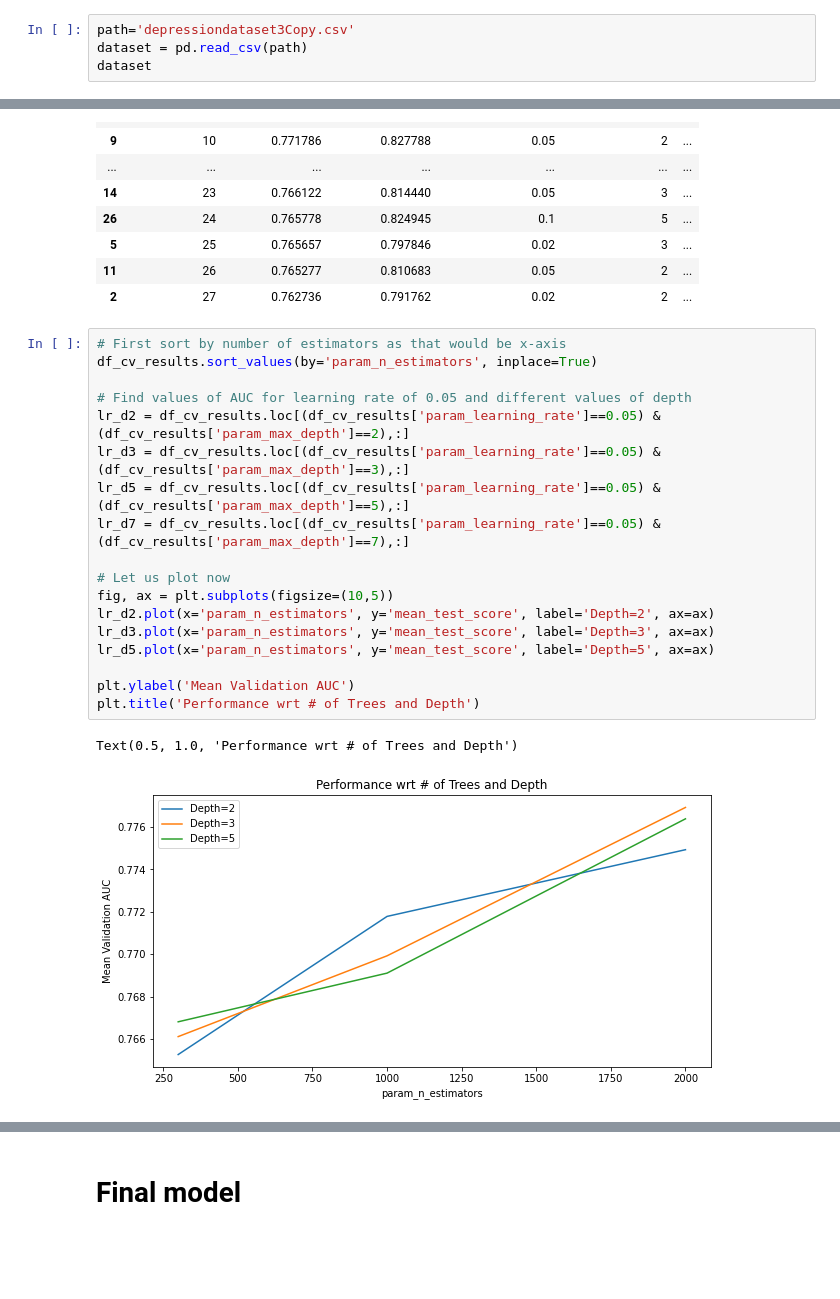
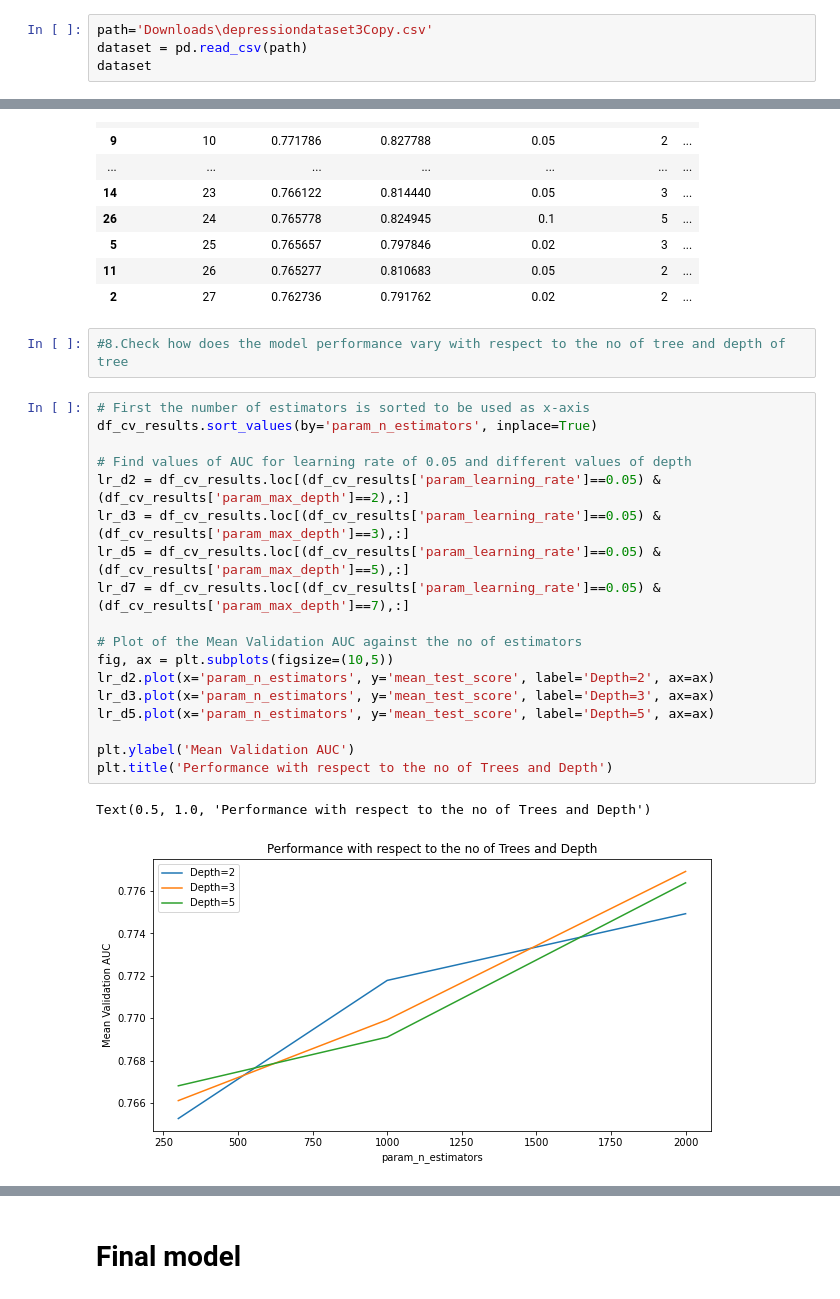
Before and after one commit to MohamedTahaAbdelaziz/WIA-1003-project, a Jupyter notebook: depression indicator ML.ipynb, the cells around one changed output, grey strips where cells are left out. Saved outputs shown, nothing was run; the diff lists cells and outputs as text; blank space fills up the shorter version.

```diff
--- a/depression indicator ML.ipynb
+++ b/depression indicator ML.ipynb
@@ -14,7 +30,7 @@ import matplotlib.pyplot as plt
 # %%
 #1.Read the depression dataset
 # %%
-path='depressiondataset3Copy.csv'
+path='Downloads\depressiondataset3Copy.csv'
 dataset = pd.read_csv(path)
 dataset
 # %% [output]
@@ -254,24 +307,26 @@ df_cv_results
 | 5 | 25 | 0.765657 | 0.797846 | 0.02 | 3 | ... |
 | 11 | 26 | 0.765277 | 0.810683 | 0.05 | 2 | ... |
 | 2 | 27 | 0.762736 | 0.791762 | 0.02 | 2 | ... |
+# %%
+#8.Check how does the model performance vary with respect to the no of tree and depth of tree
 # %%
-# First sort by number of estimators as that would be x-axis
+# First the number of estimators is sorted to be used as x-axis
 df_cv_results.sort_values(by='param_n_estimators', inplace=True)
 
 # Find values of AUC for learning rate of 0.05 and different values of depth
 lr_d2 = df_cv_results.loc[(df_cv_results['param_learning_rate']==0.05) & (df_cv_results['param_max_depth']==2),:]
 lr_d3 = df_cv_results.loc[(df_cv_results['param_learning_rate']==0.05) & (df_cv_results['param_max_depth']==3),:]
 lr_d5 = df_cv_results.loc[(df_cv_results['param_learning_rate']==0.05) & (df_cv_results['param_max_depth']==5),:]
 lr_d7 = df_cv_results.loc[(df_cv_results['param_learning_rate']==0.05) & (df_cv_results['param_max_depth']==7),:]
 
-# Let us plot now
+# Plot of the Mean Validation AUC against the no of estimators
 fig, ax = plt.subplots(figsize=(10,5))
 lr_d2.plot(x='param_n_estimators', y='mean_test_score', label='Depth=2', ax=ax)
 lr_d3.plot(x='param_n_estimators', y='mean_test_score', label='Depth=3', ax=ax)
 lr_d5.plot(x='param_n_estimators', y='mean_test_score', label='Depth=5', ax=ax)
 
 plt.ylabel('Mean Validation AUC')
-plt.title('Performance wrt # of Trees and Depth')
+plt.title('Performance with respect to the no of Trees and Depth')
 # %% [output]
-Text(0.5, 1.0, 'Performance wrt # of Trees and Depth')
+Text(0.5, 1.0, 'Performance with respect to the no of Trees and Depth')
-[figure, old version]
+[figure, new version]
```
Also changed, not shown: parts of 28 cells of this notebook.
